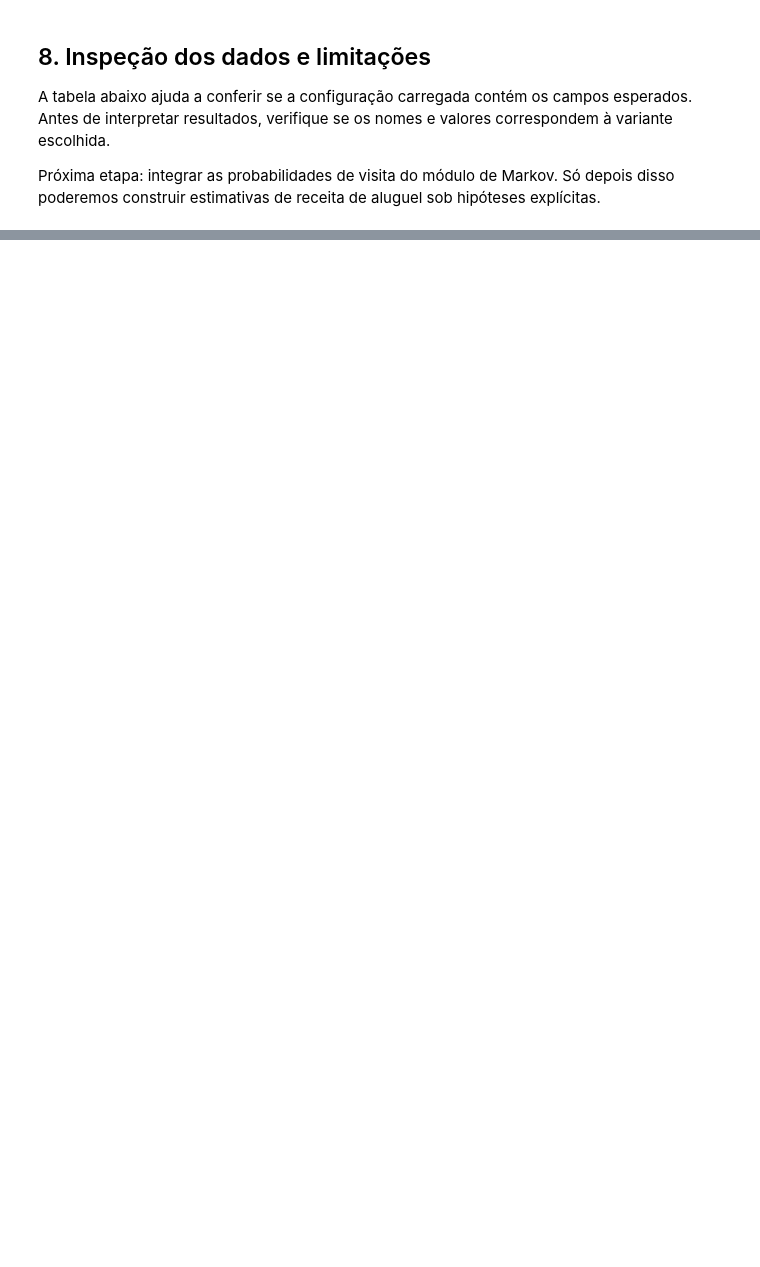
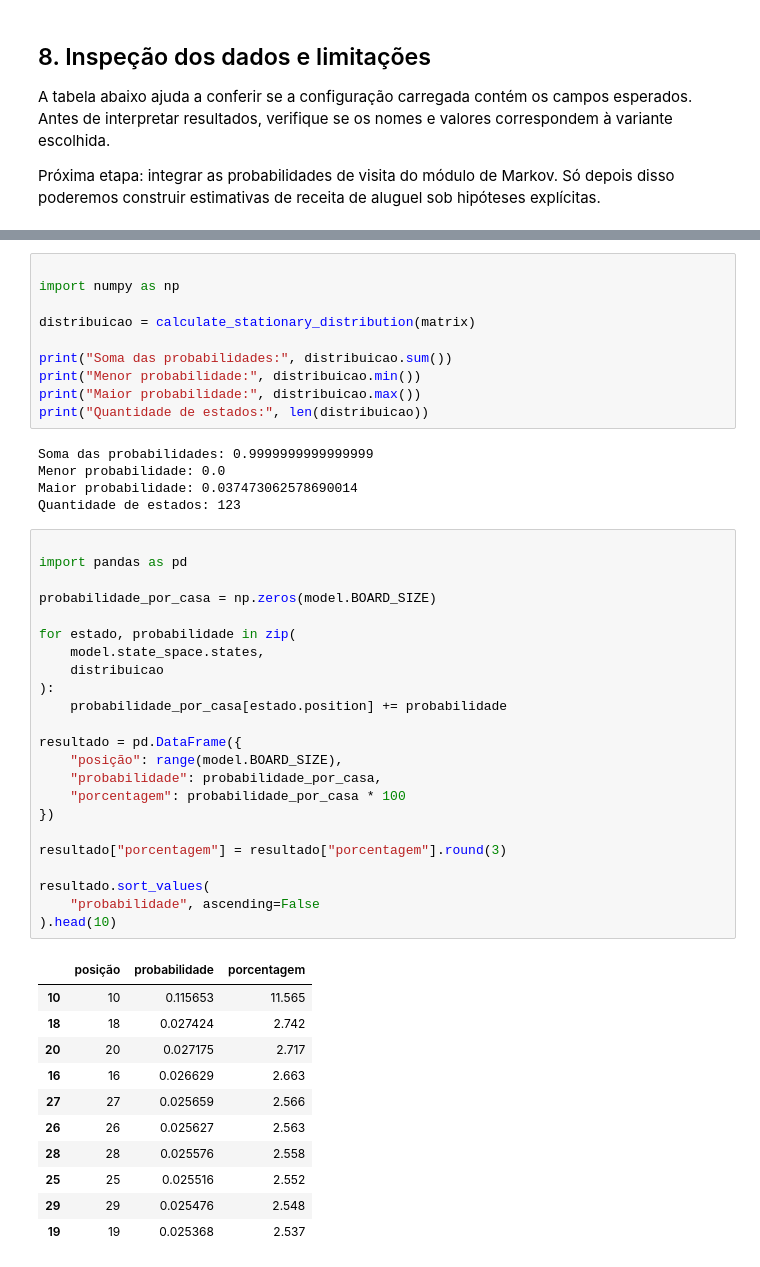
Before and after one commit to jbussi/monopoly-ai, a Jupyter notebook: data/analytics/01_board_analysis.ipynb, the cells around one changed output, grey strips where cells are left out. Drawn from its saved outputs; the diff is of its cells as text; blank space fills up the shorter version.

```diff
--- a/data/analytics/01_board_analysis.ipynb
+++ b/data/analytics/01_board_analysis.ipynb
@@ -138,0 +464,50 @@ display(properties_df)
+# %%
+
+import numpy as np
+
+distribuicao = calculate_stationary_distribution(matrix)
+
+print("Soma das probabilidades:", distribuicao.sum())
+print("Menor probabilidade:", distribuicao.min())
+print("Maior probabilidade:", distribuicao.max())
+print("Quantidade de estados:", len(distribuicao))
+# %% [output]
+Soma das probabilidades: 0.9999999999999999
+Menor probabilidade: 0.0
+Maior probabilidade: 0.037473062578690014
+Quantidade de estados: 123
+# %%
+
+import pandas as pd
+
+probabilidade_por_casa = np.zeros(model.BOARD_SIZE)
+
+for estado, probabilidade in zip(
+    model.state_space.states,
+    distribuicao
+):
+    probabilidade_por_casa[estado.position] += probabilidade
+
+resultado = pd.DataFrame({
+    "posição": range(model.BOARD_SIZE),
+    "probabilidade": probabilidade_por_casa,
+    "porcentagem": probabilidade_por_casa * 100
+})
+
+resultado["porcentagem"] = resultado["porcentagem"].round(3)
+
+resultado.sort_values(
+    "probabilidade", ascending=False
+).head(10)
+# %% [output]
+|  | posição | probabilidade | porcentagem |
+| 10 | 10 | 0.115653 | 11.565 |
+| 18 | 18 | 0.027424 | 2.742 |
+| 20 | 20 | 0.027175 | 2.717 |
+| 16 | 16 | 0.026629 | 2.663 |
+| 27 | 27 | 0.025659 | 2.566 |
+| 26 | 26 | 0.025627 | 2.563 |
+| 28 | 28 | 0.025576 | 2.558 |
+| 25 | 25 | 0.025516 | 2.552 |
+| 29 | 29 | 0.025476 | 2.548 |
+| 19 | 19 | 0.025368 | 2.537 |
```
Also changed, not shown: parts of 13 cells of this notebook.
